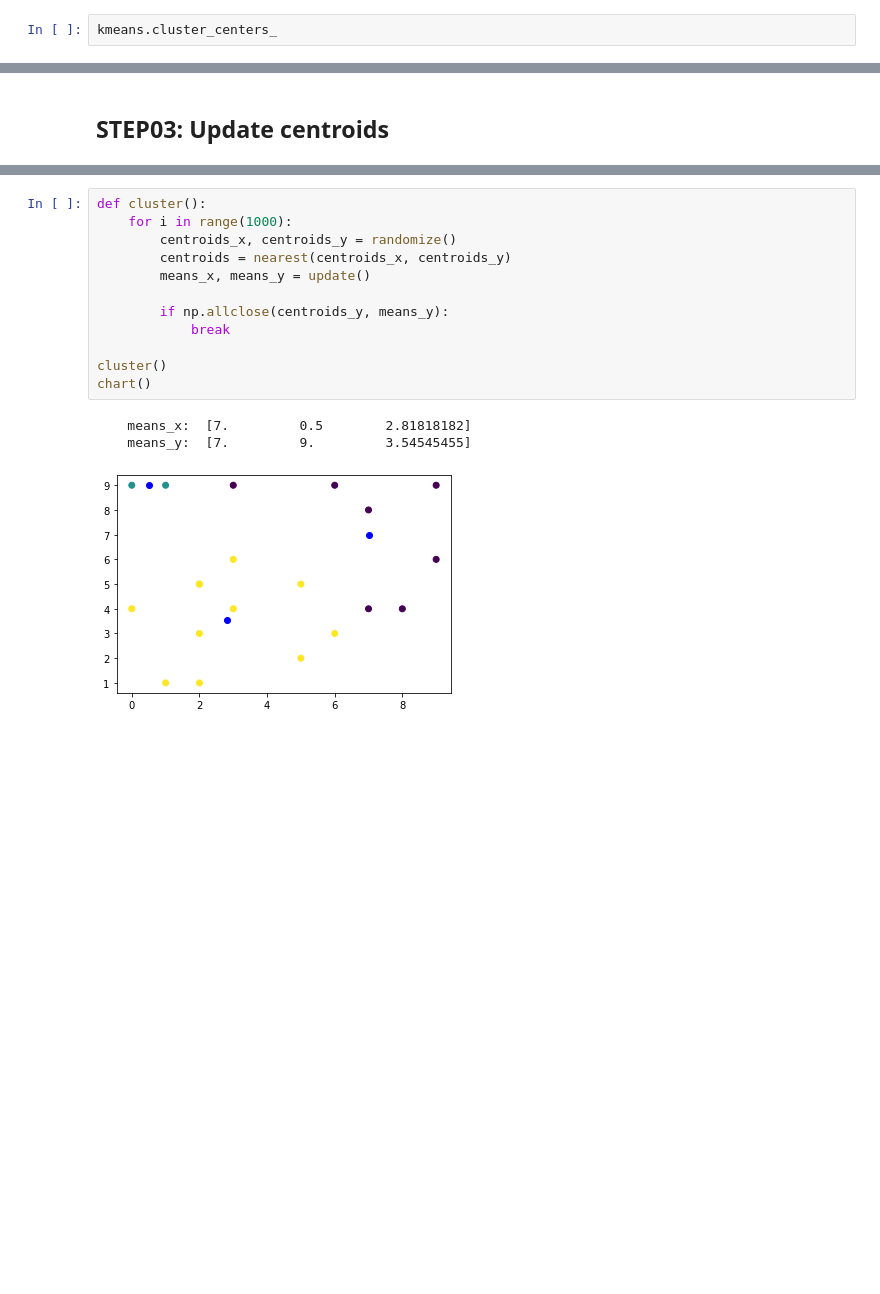
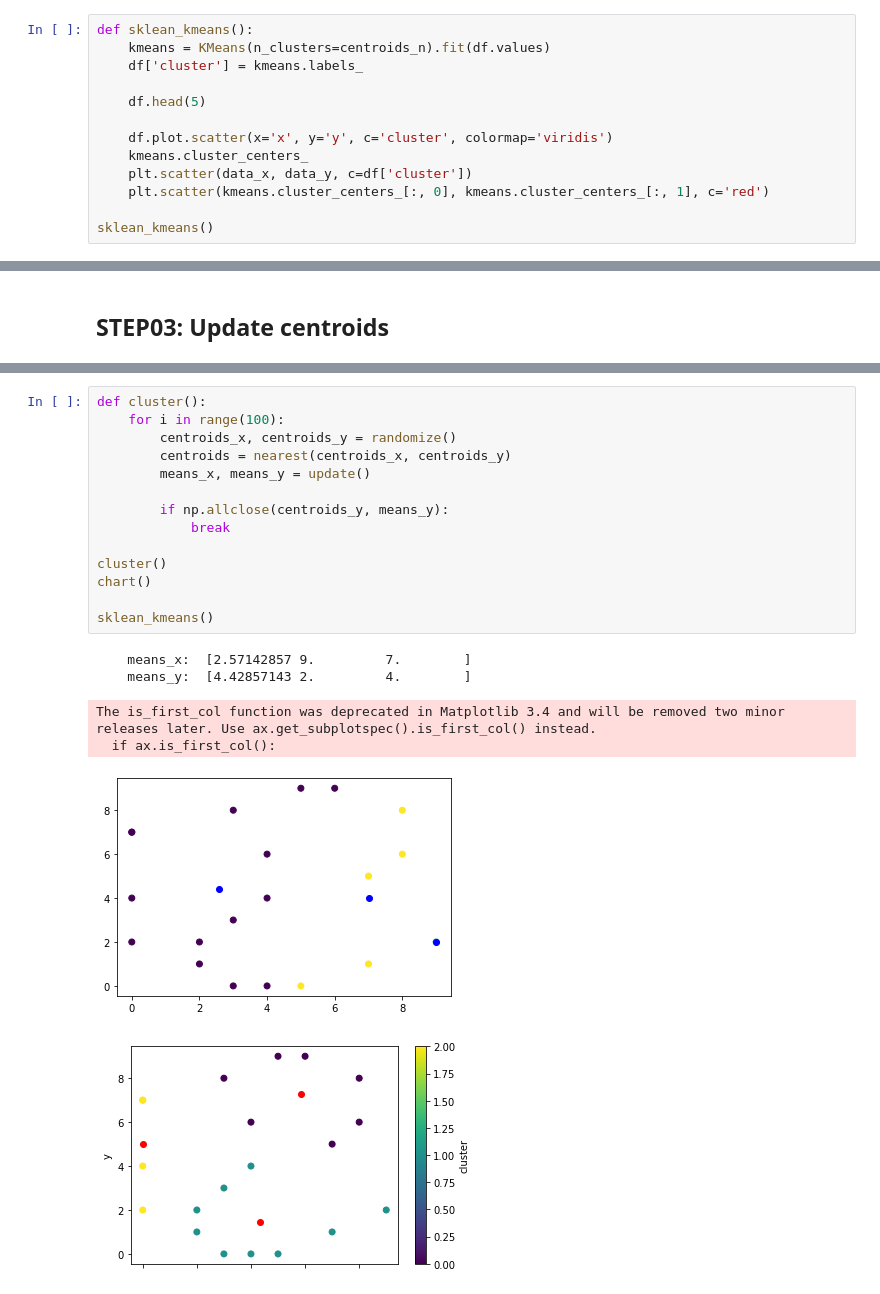
Before and after one commit to zzerross/algorithm, a Jupyter notebook: clustering/kmeans/python/KMeans.ipynb, the cells around one changed output, grey strips where cells are left out. Saved outputs shown, nothing was run; the diff lists cells and outputs as text; blank space fills up the shorter version.

Commit message:
.gitignore and KMeans python implementation was updated

```diff
--- a/clustering/kmeans/python/KMeans.ipynb
+++ b/clustering/kmeans/python/KMeans.ipynb
@@ -54,3 +54,14 @@ The is_first_col function was deprecated in Matplotlib 3.4 and will be removed t
 # %%
-kmeans.cluster_centers_
+def sklean_kmeans():
+    kmeans = KMeans(n_clusters=centroids_n).fit(df.values)
+    df['cluster'] = kmeans.labels_
+
+    df.head(5)
+
+    df.plot.scatter(x='x', y='y', c='cluster', colormap='viridis')
+    kmeans.cluster_centers_
+    plt.scatter(data_x, data_y, c=df['cluster'])
+    plt.scatter(kmeans.cluster_centers_[:, 0], kmeans.cluster_centers_[:, 1], c='red')
+
+sklean_kmeans()
 # %% [output]
@@ -144,16 +149,21 @@ chart(before=True)
 # %%
 def cluster():
-    for i in range(1000):
+    for i in range(100):
         centroids_x, centroids_y = randomize()
         centroids = nearest(centroids_x, centroids_y)
         means_x, means_y = update()
 
         if np.allclose(centroids_y, means_y):
             break
 
 cluster()
 chart()
+
+sklean_kmeans()
 # %% [output]
-    means_x:  [7.         0.5        2.81818182]
-    means_y:  [7.         9.         3.54545455]
+    means_x:  [2.57142857 9.         7.        ]
+    means_y:  [4.42857143 2.         4.        ]
+The is_first_col function was deprecated in Matplotlib 3.4 and will be removed two minor releases later. Use ax.get_subplotspec().is_first_col() instead.
+  if ax.is_first_col():
-[figure, old version]
+[figure, new version]
+[figure, added]
```
Also changed, not shown: parts of 9 cells of this notebook, 1 other file.
